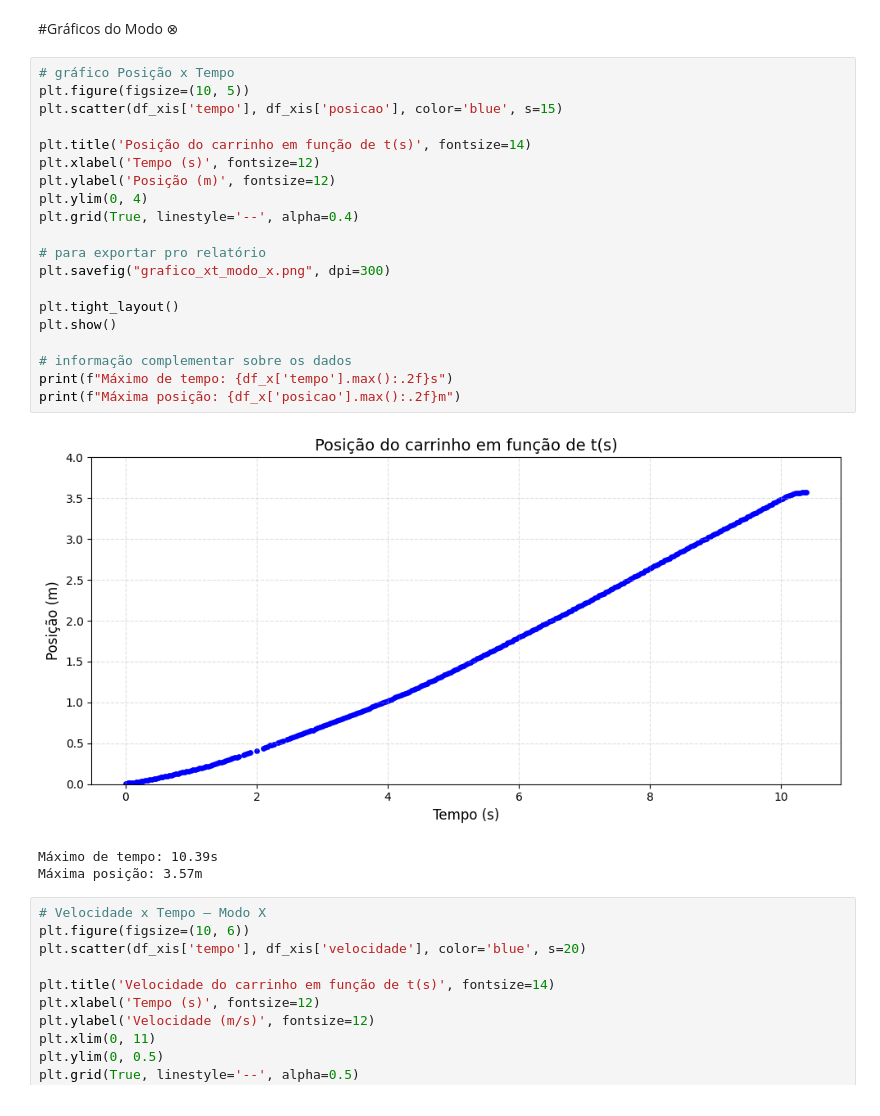
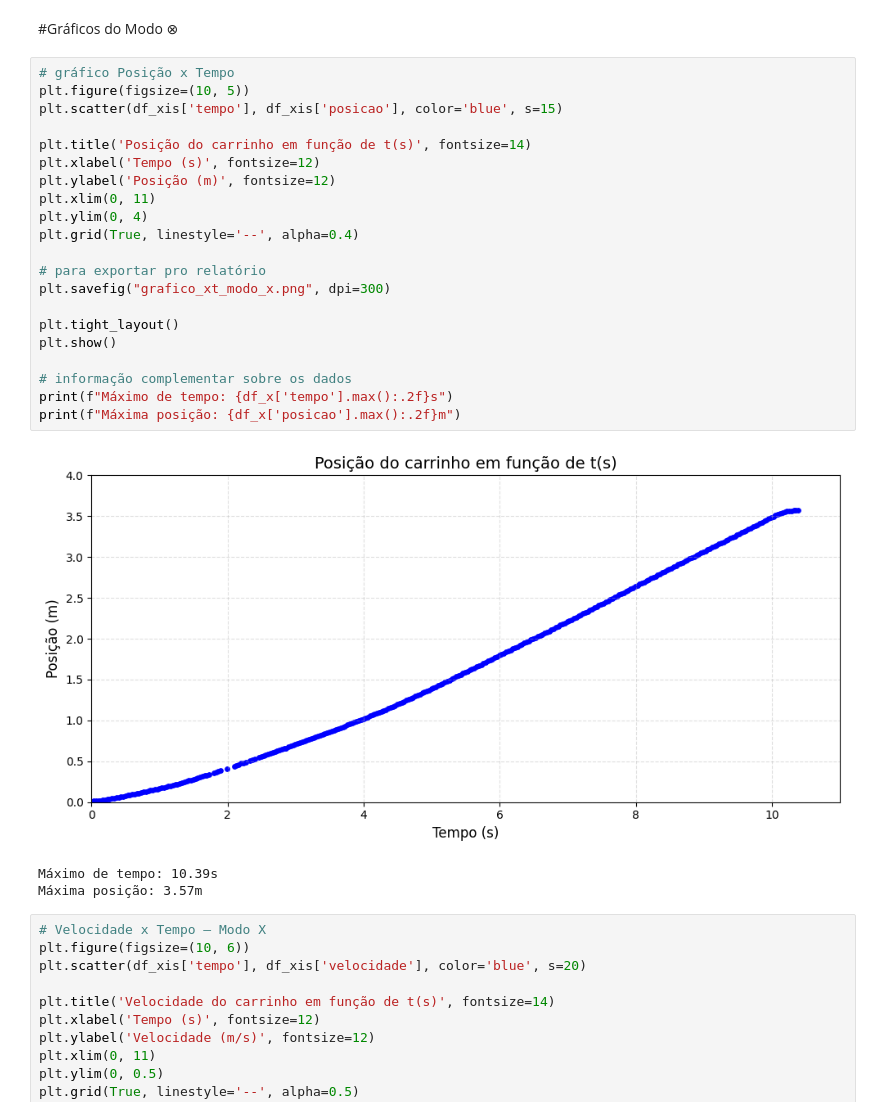
Before and after one commit to Maria-Costa/Arduino-Fisica, a Jupyter notebook: Arduino_V1.ipynb, the cells around one changed output. Drawn from its saved outputs; the diff is of its cells as text.

```diff
--- a/Arduino_V1.ipynb
+++ b/Arduino_V1.ipynb
@@ -32,25 +32,26 @@ df_xis = df_x.apply(pd.to_numeric, errors='coerce').dropna(subset=['tempo', 'pos
 # %%
 # gráfico Posição x Tempo
 plt.figure(figsize=(10, 5))
 plt.scatter(df_xis['tempo'], df_xis['posicao'], color='blue', s=15)
 
 plt.title('Posição do carrinho em função de t(s)', fontsize=14)
 plt.xlabel('Tempo (s)', fontsize=12)
 plt.ylabel('Posição (m)', fontsize=12)
+plt.xlim(0, 11)
 plt.ylim(0, 4)
 plt.grid(True, linestyle='--', alpha=0.4)
 
 # para exportar pro relatório
 plt.savefig("grafico_xt_modo_x.png", dpi=300)
 
 plt.tight_layout()
 plt.show()
 
 # informação complementar sobre os dados
 print(f"Máximo de tempo: {df_x['tempo'].max():.2f}s")
 print(f"Máxima posição: {df_x['posicao'].max():.2f}m")
 # %% [output]
-[figure, old version]
+[figure, new version]
 Máximo de tempo: 10.39s
 Máxima posição: 3.57m
 # %%
```
Also changed, not shown: parts of 1 cell of this notebook.
